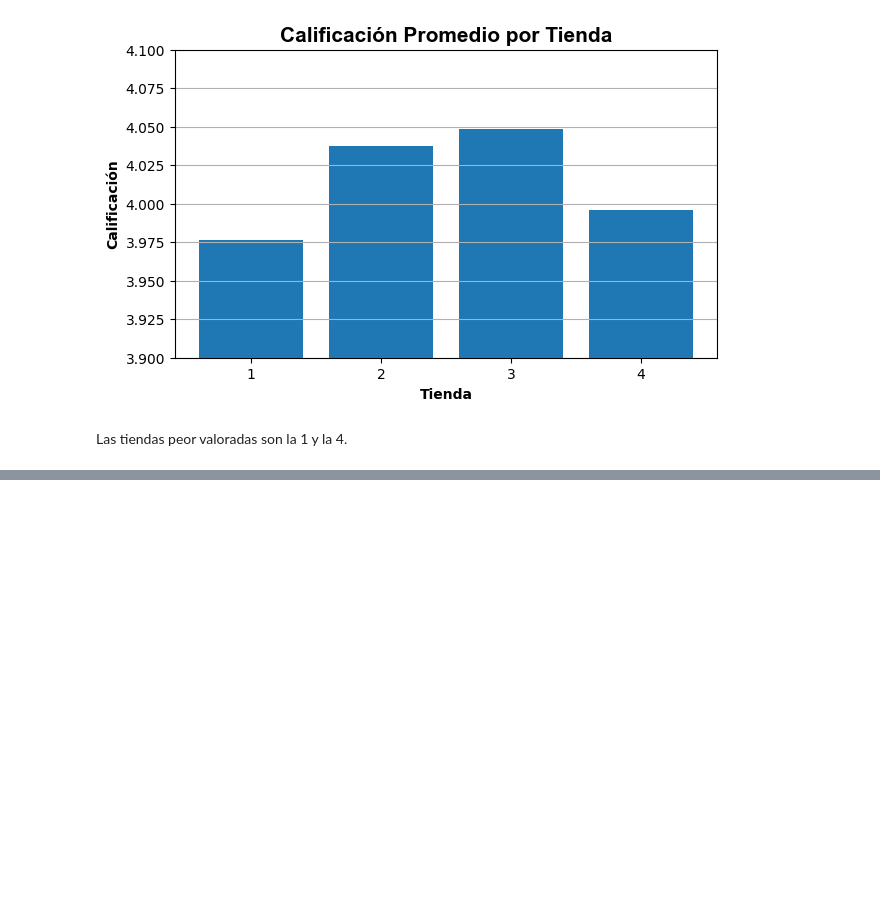
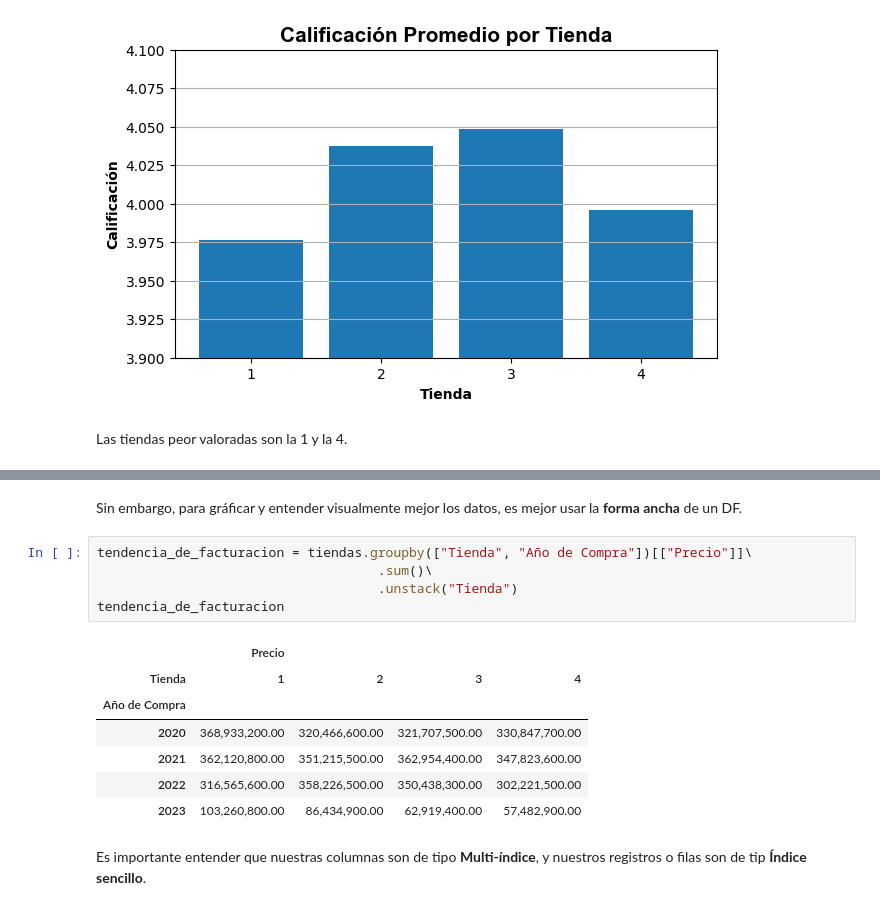
Before and after one commit to carloslozano-rg/challenge-alura-store, a Jupyter notebook: AluraStoreLatam.ipynb, the cells around one changed output, grey strips where cells are left out. Saved outputs shown, nothing was run; the diff lists cells and outputs as text; blank space fills up the shorter version.

```diff
--- a/AluraStoreLatam.ipynb
+++ b/AluraStoreLatam.ipynb
@@ -667,0 +702,17 @@ calificacion_promedio
+# %% [markdown]
+Sin embargo, para gráficar y entender visualmente mejor los datos, es mejor usar la **forma ancha** de un DF.
+# %%
+tendencia_de_facturacion = tiendas.groupby(["Tienda", "Año de Compra"])[["Precio"]]\
+                                    .sum()\
+                                    .unstack("Tienda")
+tendencia_de_facturacion
+# %% [output]
+|  | Precio |  |  |  |
+| Tienda | 1 | 2 | 3 | 4 |
+| Año de Compra |  |  |  |  |
+| 2020 | 368,933,200.00 | 320,466,600.00 | 321,707,500.00 | 330,847,700.00 |
+| 2021 | 362,120,800.00 | 351,215,500.00 | 362,954,400.00 | 347,823,600.00 |
+| 2022 | 316,565,600.00 | 358,226,500.00 | 350,438,300.00 | 302,221,500.00 |
+| 2023 | 103,260,800.00 | 86,434,900.00 | 62,919,400.00 | 57,482,900.00 |
+# %% [markdown]
+Es importante entender que nuestras columnas son de tipo **Multi-índice**, y nuestros registros o filas son de tip **Índice sencillo**.
```
Also changed, not shown: parts of 16 cells of this notebook.
